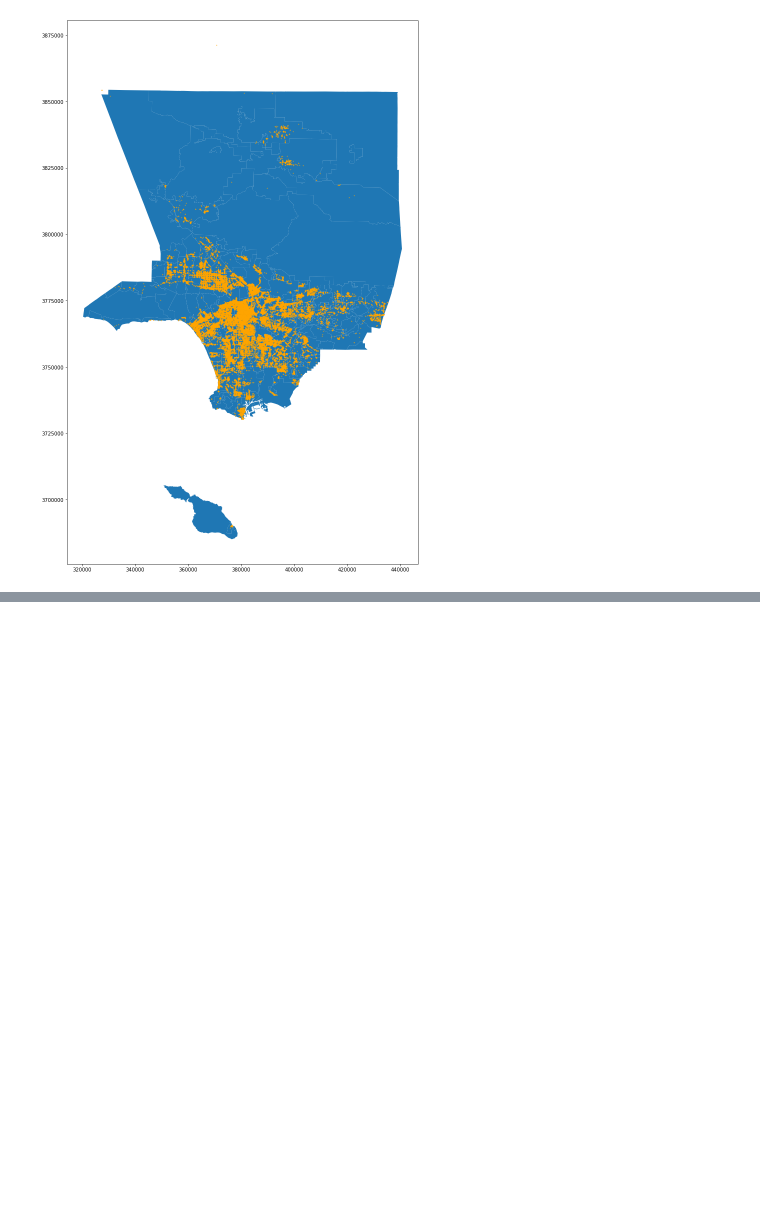
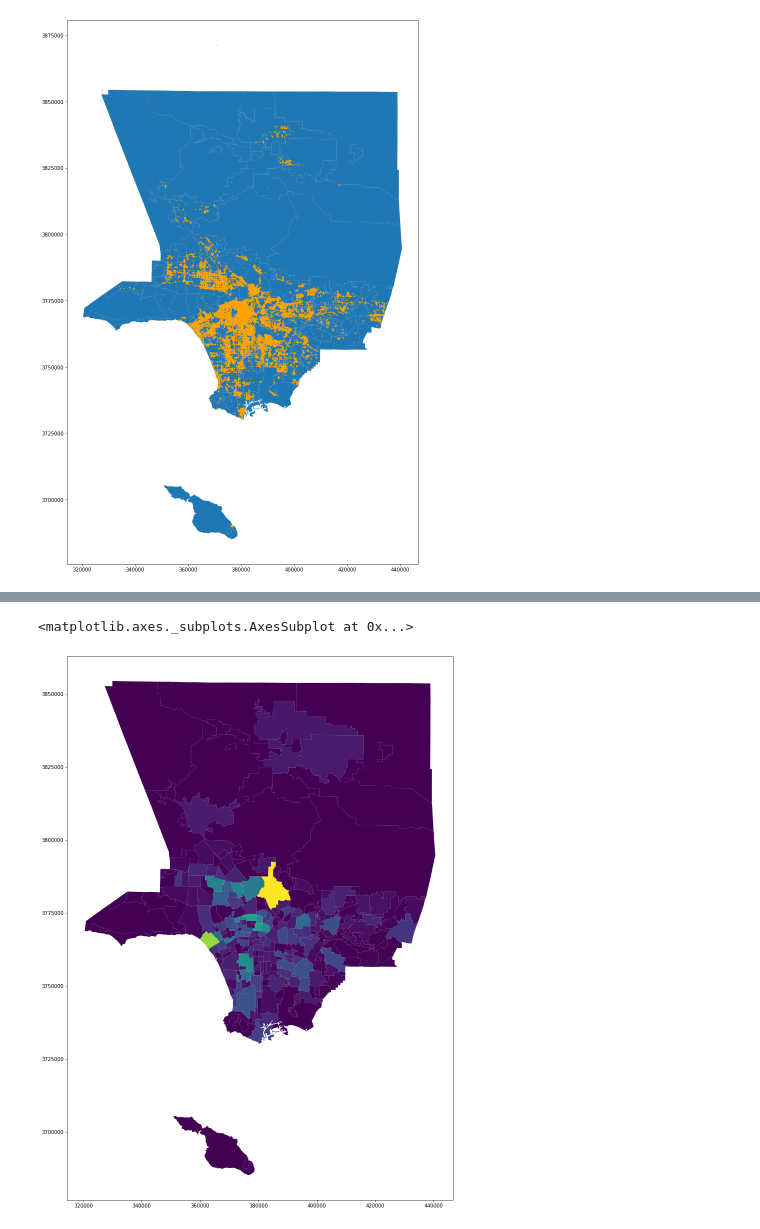
Before and after one commit to Irrrkah/LA_hotels, a Jupyter notebook: LA_hotels.ipynb, the cells around one changed output, grey strips where cells are left out. Cells and saved outputs as stored; diff of their text form; code cells hidden in the pictures; blank space fills up the shorter version.

```diff
--- a/LA_hotels.ipynb
+++ b/LA_hotels.ipynb
@@ -160,6 +96,5 @@ dtype: int64
 # %%
-# pip_bool = geodf_hotels.geometry.within(neigh_proj.geometry.values[1])
-# neigh_hotels_pip = geodf_hotels.loc[pip_bool]
-gpd.sjoin(geodf_hotels, neigh_proj, how="inner", op='within')
-# pointsInPolygon['const']=1
-# pointsInPolygon = pointsInPolygon.groupby('statename').agg({'columnA':'first', 'columnB':'first', 'const':'sum'}).reset_index()
+# названия не сходятся, поэтому пришлось идти от геометрии
+pip = gpd.sjoin(geodf_hotels, neigh_proj, how="right", op='within')
+pip['hotels_count'] = 1
+pip = pip.groupby('name').agg({'sqmi':'first', 'hotels_count':'sum'}).reset_index()
@@ -185,2 +101,9 @@ neigh_hotels_pip
+# %%
+neigh_hotels = neigh_proj.merge(pip, on='name', how='left')
+neigh_hotels = neigh_hotels.drop(['name_1', 'slug_1'], axis=1)
+neigh_hotels['hotels_full'] = neigh_hotels['hotels_count'].fillna(0)
 # %%
-pip.plot(column='')
+neigh_hotels.plot(column='hotels_full', figsize=(20, 20))
+# %% [output]
+<matplotlib.axes._subplots.AxesSubplot at 0x...>
+[figure, added]
```
Also changed, not shown: parts of 13 cells of this notebook.
